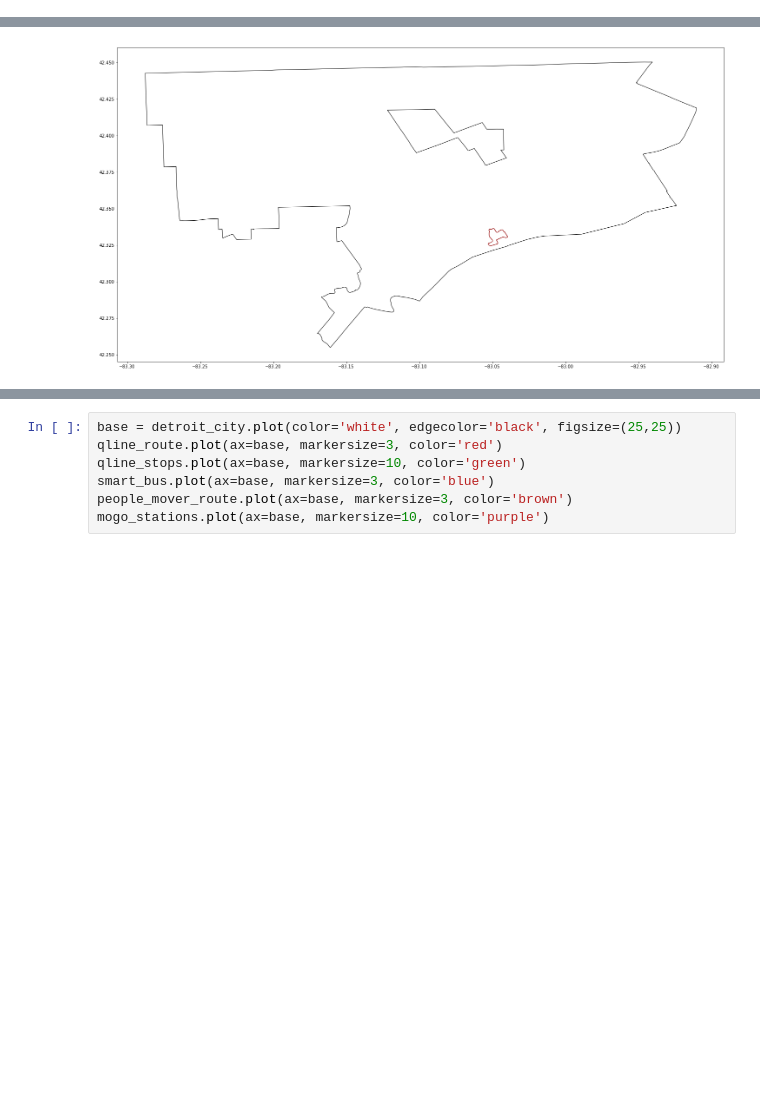
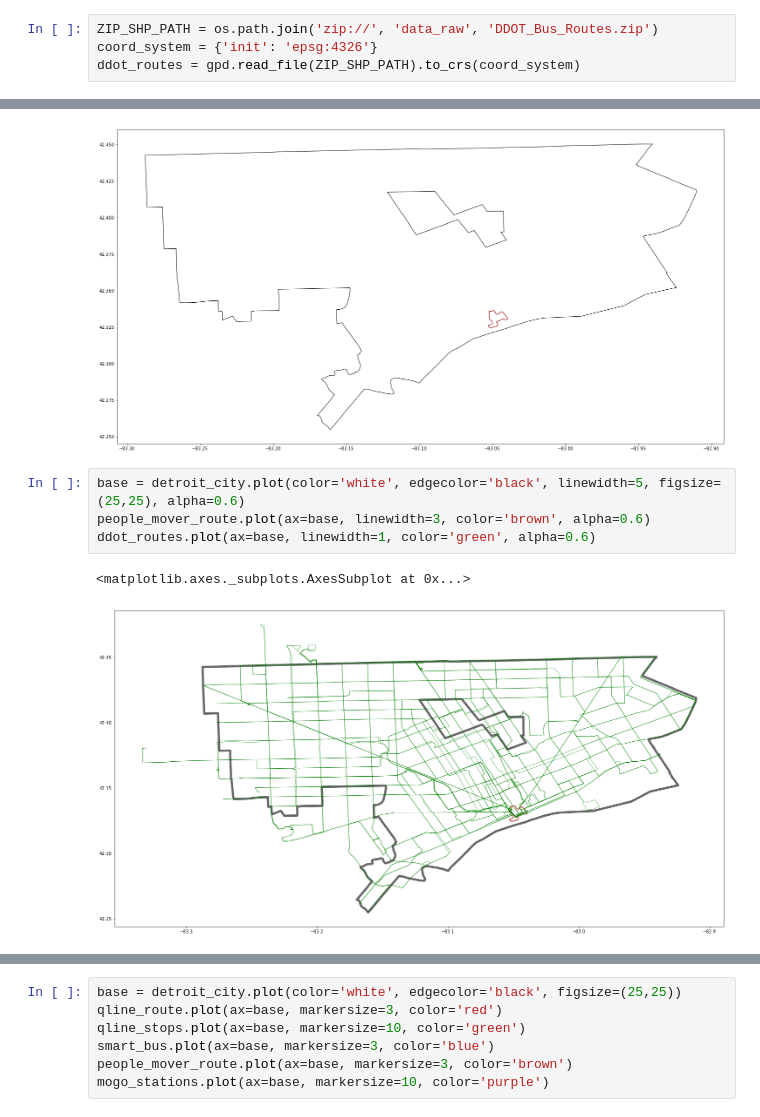
Before and after one commit to MattTriano/Anney_Research, a Jupyter notebook: Detroit_Exploration.ipynb, the cells around one changed output, grey strips where cells are left out. Drawn from its saved outputs; the diff is of its cells as text; blank space fills up the shorter version.

```diff
--- a/Detroit_Exploration.ipynb
+++ b/Detroit_Exploration.ipynb
@@ -62,3 +91,7 @@ people_mover_route = gpd.read_file(ZIP_SHP_PATH).to_crs(coord_system)
 ZIP_SHP_PATH = os.path.join('zip://', 'data_raw', 'MoGoStations.zip')
 coord_system = {'init': 'epsg:4326'}
 mogo_stations = gpd.read_file(ZIP_SHP_PATH).to_crs(coord_system)
+# %%
+ZIP_SHP_PATH = os.path.join('zip://', 'data_raw', 'DDOT_Bus_Routes.zip')
+coord_system = {'init': 'epsg:4326'}
+ddot_routes = gpd.read_file(ZIP_SHP_PATH).to_crs(coord_system)
@@ -68,3 +105,10 @@ people_mover_route.plot(ax=base, markersize=3, color='brown')
 # %% [output]
 <matplotlib.axes._subplots.AxesSubplot at 0x...>
 [figure]
+# %%
+base = detroit_city.plot(color='white', edgecolor='black', linewidth=5, figsize=(25,25), alpha=0.6)
+people_mover_route.plot(ax=base, linewidth=3, color='brown', alpha=0.6)
+ddot_routes.plot(ax=base, linewidth=1, color='green', alpha=0.6)
+# %% [output]
+<matplotlib.axes._subplots.AxesSubplot at 0x...>
+[figure, added]
```
Also changed, not shown: parts of 10 cells of this notebook, 5 other files.
